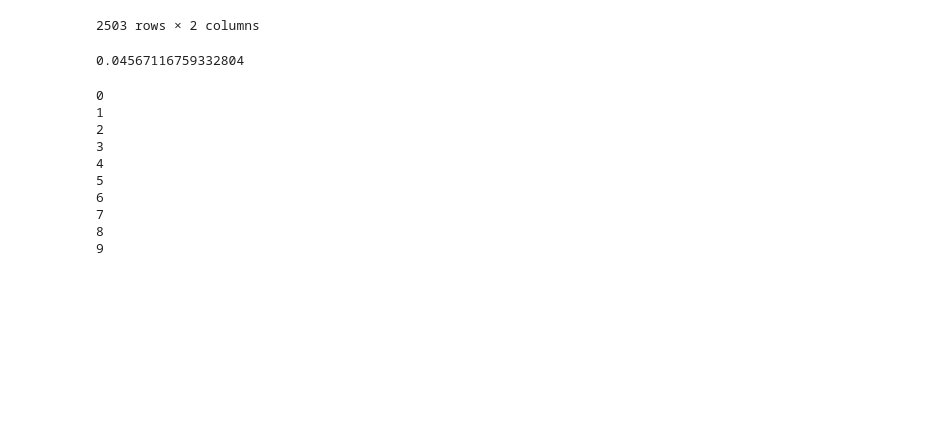
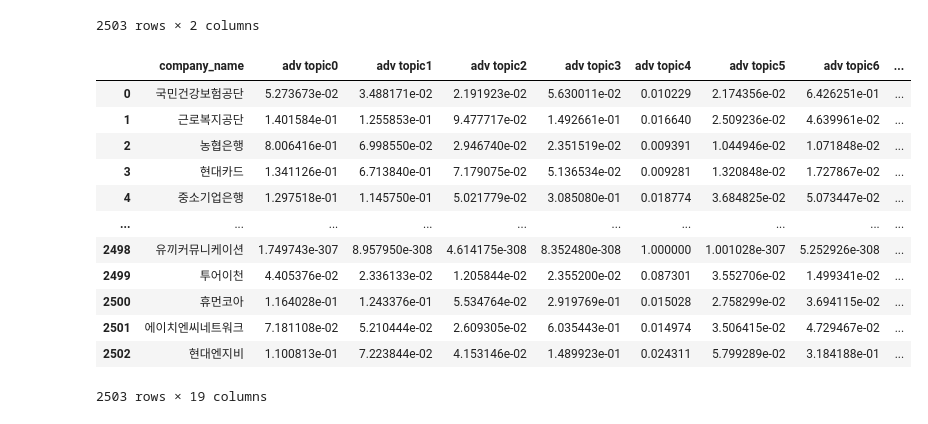
Before and after one commit to Sue-HyeongLee/SCAICO_turnover_rate, a Jupyter notebook: text_preprocessing_BERT.ipynb, the cells around one changed output. Drawn from its saved outputs; the diff is of its cells as text; code cells hidden in the pictures; blank space fills up the shorter version.

```diff
--- a/text_preprocessing_BERT.ipynb
+++ b/text_preprocessing_BERT.ipynb
@@ -128,3 +101,5 @@ topic_adv_model.get_representative_docs(0)
+# %%
+d_topics, d_probs = topic_dadv_model.fit_transform(df['dadv'].to_list())
 # %%
 tp_df = pd.DataFrame({"topic":topics,"document":df.adv.to_list()})
 tp_df
@@ -146,25 +121,3 @@ tp_df
 topic_adv_model.visualize_topics()
 # %%
 topic_adv_model.visualize_barchart()
-# %%
-tmp = df.adv[0].split()
-cnt = 0
-for i in tmp:
-    if '연차' in i:
-        cnt+=1
-print(cnt/len(tmp))
-# %% [output]
-0.04567116759332804
-# %%
-for i in range (0,len(topic_adv_model.get_topics())-1):
-# %% [output]
-0
-1
-2
-3
-4
-5
-6
-7
-8
-9
@@ -170,0 +128,24 @@ for i in range (0,len(topic_adv_model.get_topics())-1):
+# %%
+cmp = df['company_name']
+# %%
+new_df = pd.DataFrame(topic_adv_model.probabilities_)
+new_df.columns = ['adv topic'+str(i) for i in range(0,9)]
+new_df = pd.concat([cmp,new_df],axis=1)
+d_new_df = pd.DataFrame(topic_dadv_model.probabilities_)
+d_new_df.columns = ['dadv topic'+str(i) for i in range(0,9)]
+new_df = pd.concat([new_df,d_new_df],axis=1)
+new_df
+# %% [output]
+|  | company_name | adv topic0 | adv topic1 | adv topic2 | adv topic3 | adv topic4 | adv topic5 | adv topic6 | ... |
+| 0 | 국민건강보험공단 | 5.273673e-02 | 3.488171e-02 | 2.191923e-02 | 5.630011e-02 | 0.010229 | 2.174356e-02 | 6.426251e-01 | ... |
+| 1 | 근로복지공단 | 1.401584e-01 | 1.255853e-01 | 9.477717e-02 | 1.492661e-01 | 0.016640 | 2.509236e-02 | 4.639961e-02 | ... |
+| 2 | 농협은행 | 8.006416e-01 | 6.998550e-02 | 2.946740e-02 | 2.351519e-02 | 0.009391 | 1.044946e-02 | 1.071848e-02 | ... |
+| 3 | 현대카드 | 1.341126e-01 | 6.713840e-01 | 7.179075e-02 | 5.136534e-02 | 0.009281 | 1.320848e-02 | 1.727867e-02 | ... |
+| 4 | 중소기업은행 | 1.297518e-01 | 1.145750e-01 | 5.021779e-02 | 3.085080e-01 | 0.018774 | 3.684825e-02 | 5.073447e-02 | ... |
+| ... | ... | ... | ... | ... | ... | ... | ... | ... | ... |
+| 2498 | 유끼커뮤니케이션 | 1.749743e-307 | 8.957950e-308 | 4.614175e-308 | 8.352480e-308 | 1.000000 | 1.001028e-307 | 5.252926e-308 | ... |
+| 2499 | 투어이천 | 4.405376e-02 | 2.336133e-02 | 1.205844e-02 | 2.355200e-02 | 0.087301 | 3.552706e-02 | 1.499341e-02 | ... |
+| 2500 | 휴먼코아 | 1.164028e-01 | 1.243376e-01 | 5.534764e-02 | 2.919769e-01 | 0.015028 | 2.758299e-02 | 3.694115e-02 | ... |
+| 2501 | 에이치엔씨네트워크 | 7.181108e-02 | 5.210444e-02 | 2.609305e-02 | 6.035443e-01 | 0.014974 | 3.506415e-02 | 4.729467e-02 | ... |
+| 2502 | 현대엔지비 | 1.100813e-01 | 7.223844e-02 | 4.153146e-02 | 1.489923e-01 | 0.024311 | 5.799289e-02 | 3.184188e-01 | ... |
+2503 rows × 19 columns
```
Also changed, not shown: parts of 7 cells of this notebook, 1 other file.
